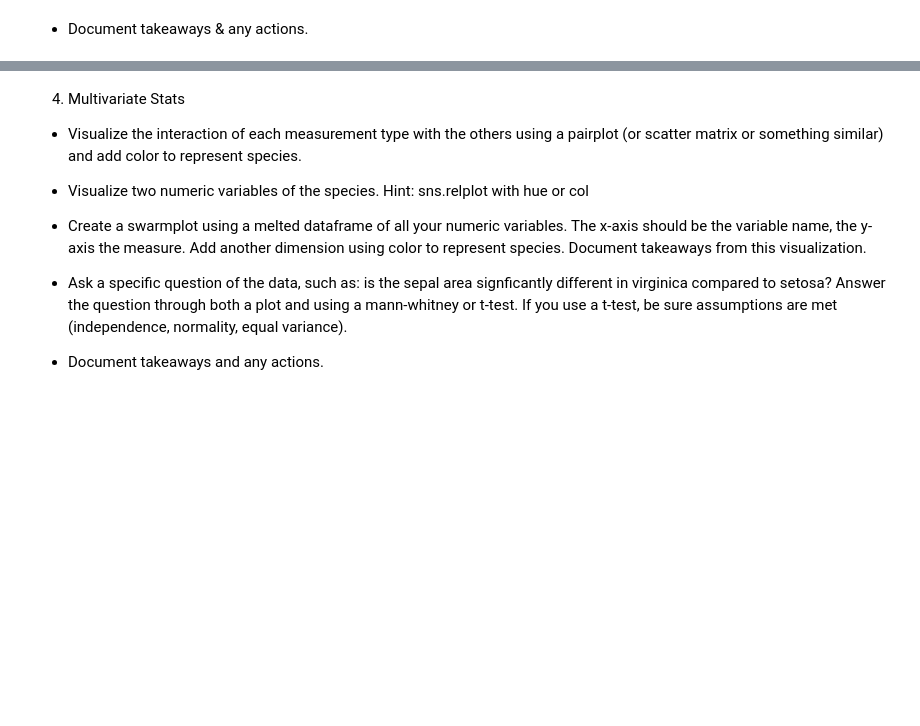
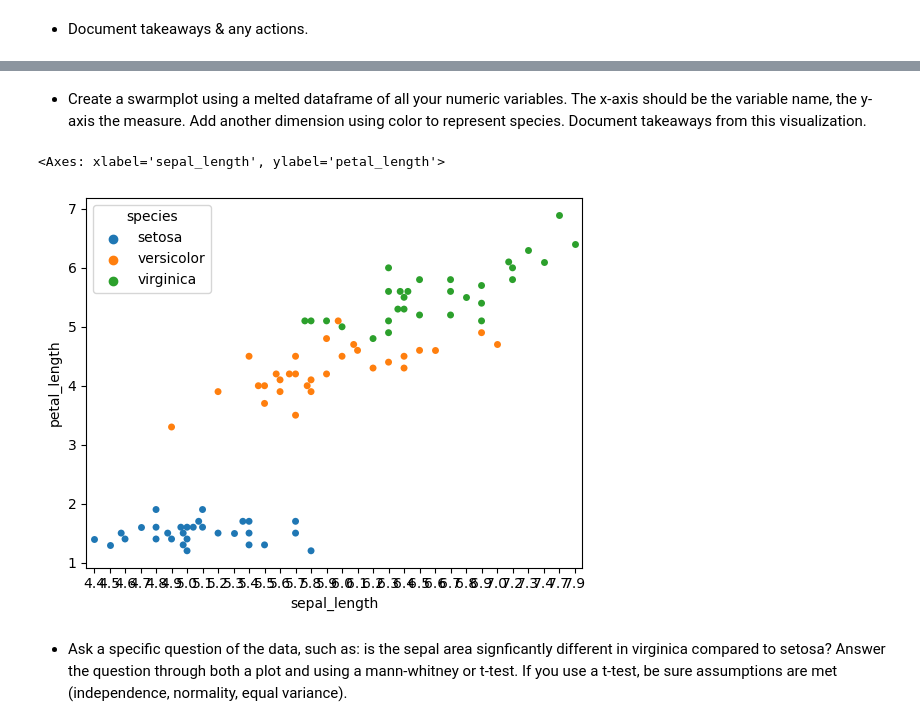
Before and after one commit to Joshua-Click/classification-exercises, a Jupyter notebook: classification_exercises.ipynb, the cells around one changed output, grey strips where cells are left out. Saved outputs shown, nothing was run; the diff lists cells and outputs as text; code cells hidden in the pictures; blank space fills up the shorter version.

```diff
--- a/classification_exercises.ipynb
+++ b/classification_exercises.ipynb
@@ -1053,12 +1069,9 @@ we fail to reject the null hypothesis
+# %% [markdown]
+* Create a swarmplot using a melted dataframe of all your numeric variables. The x-axis should be the variable name, the y-axis the measure. Add another dimension using color to represent species. Document takeaways from this visualization.
+# %%
+sns.swarmplot(x=train.sepal_length, y=train.petal_length, hue=train.species)
+# %% [output]
+<Axes: xlabel='sepal_length', ylabel='petal_length'>
+[figure, added]
 # %% [markdown]
-4. Multivariate Stats
-
-* Visualize the interaction of each measurement type with the others using a pairplot (or scatter matrix or something similar) and add color to represent species.
-
-* Visualize two numeric variables of the species. Hint: sns.relplot with hue or col
-
-* Create a swarmplot using a melted dataframe of all your numeric variables. The x-axis should be the variable name, the y-axis the measure. Add another dimension using color to represent species. Document takeaways from this visualization.
-
 * Ask a specific question of the data, such as: is the sepal area signficantly different in virginica compared to setosa? Answer the question through both a plot and using a mann-whitney or t-test. If you use a t-test, be sure assumptions are met (independence, normality, equal variance).
-
-* Document takeaways and any actions.
```
Also changed, not shown: parts of 56 cells of this notebook, 1 other file.
